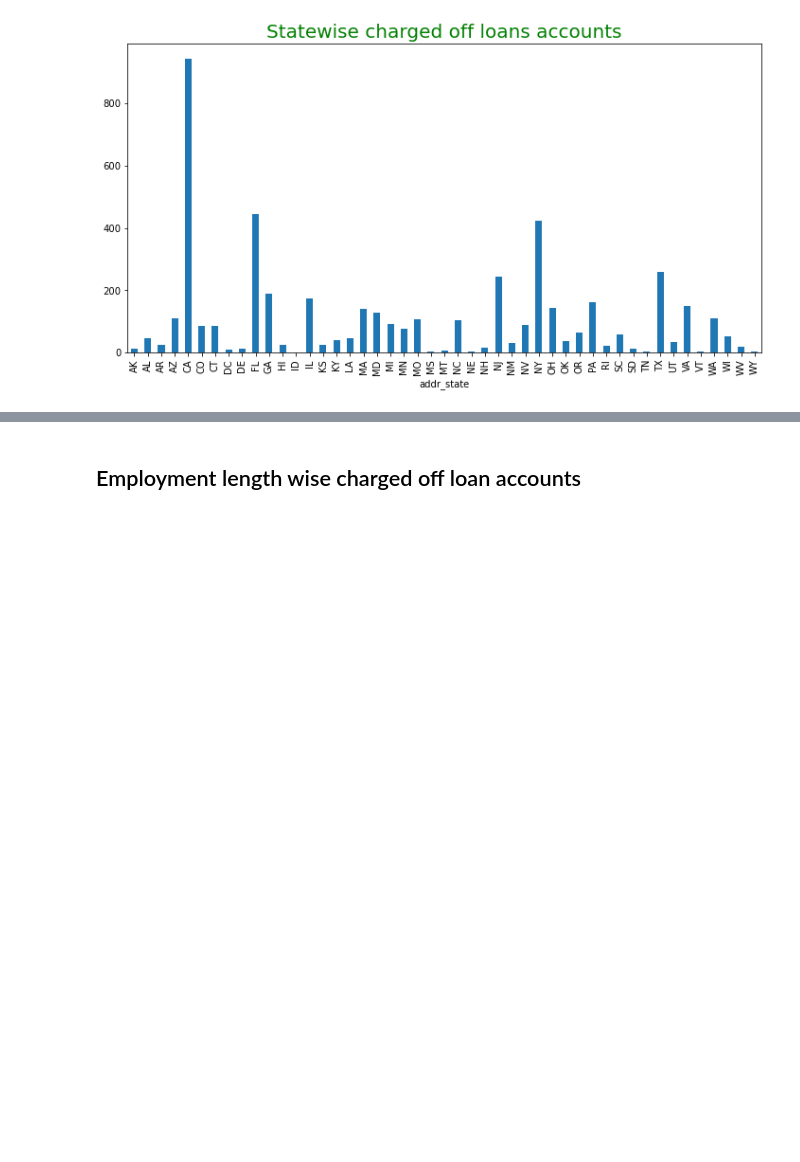
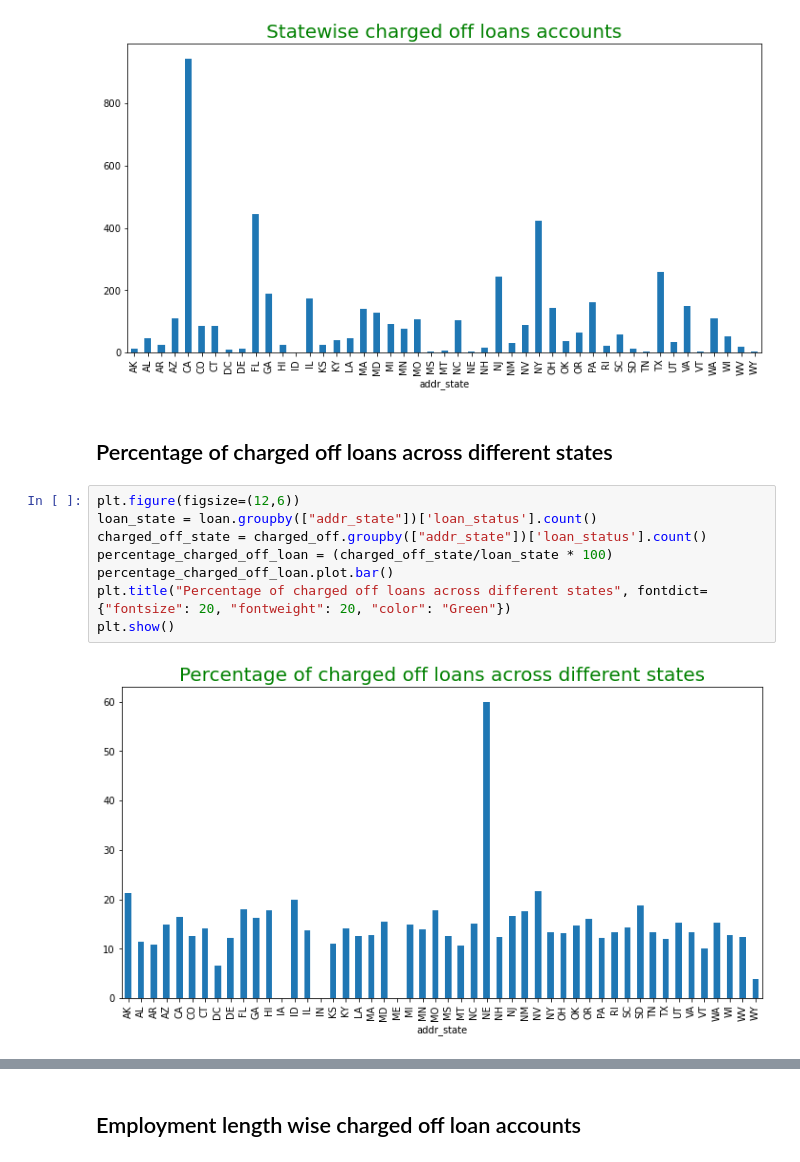
Before and after one commit to sjanorkar/LendingClubCaseStudy, a Jupyter notebook: LendingClubCaseStudy.ipynb, the cells around one changed output, grey strips where cells are left out. Cells and saved outputs as stored; diff of their text form; blank space fills up the shorter version.

```diff
--- a/LendingClubCaseStudy.ipynb
+++ b/LendingClubCaseStudy.ipynb
@@ -141,3 +163,15 @@ plt.title("Statewise charged off loans accounts", fontdict={"fontsize": 20, "fon
 plt.show()
 # %% [output]
 [figure]
+# %% [markdown]
+## Percentage of charged off loans across different states
+# %%
+plt.figure(figsize=(12,6))
+loan_state = loan.groupby(["addr_state"])['loan_status'].count()
+charged_off_state = charged_off.groupby(["addr_state"])['loan_status'].count()
+percentage_charged_off_loan = (charged_off_state/loan_state * 100)
+percentage_charged_off_loan.plot.bar()
+plt.title("Percentage of charged off loans across different states", fontdict={"fontsize": 20, "fontweight": 20, "color": "Green"})
+plt.show()
+# %% [output]
+[figure, added]
```
Also changed, not shown: parts of 31 cells of this notebook.
